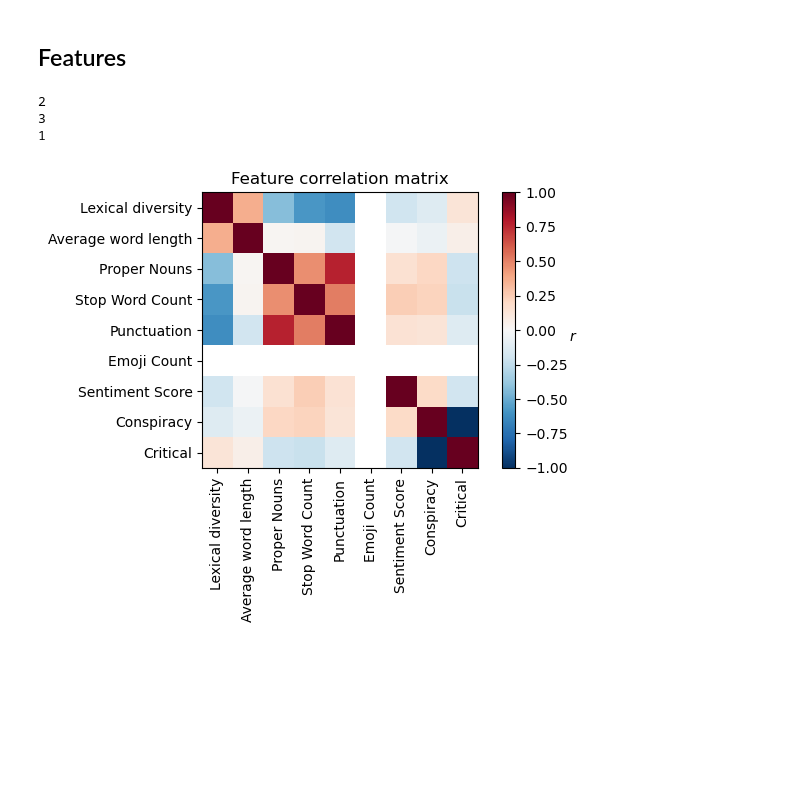
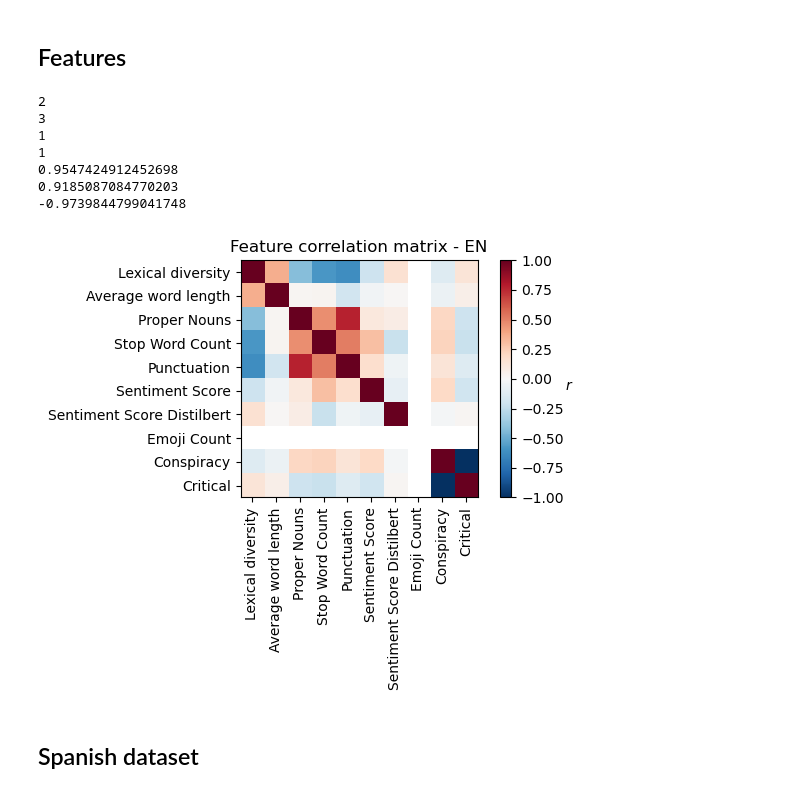
Before and after one commit to Boffl/pan-clef-2024, a Jupyter notebook: data/features.ipynb, the cells around one changed output. Drawn from its saved outputs; the diff is of its cells as text; code cells hidden in the pictures; blank space fills up the shorter version.

Commit message:
Sentiment analyis is revised & Spanish dataset is evaluated.

```diff
--- a/data/features.ipynb
+++ b/data/features.ipynb
@@ -81,7 +103,12 @@ analyzer = SentimentIntensityAnalyzer()
 def sentiment_score(text):
     scores = analyzer.polarity_scores(text)
     sentiment = 1 if scores['pos'] > 0 else 0
+    #add negation "n't" (since they are seperated, sentiment score don't detect)
+    sentiment = sentiment + text.count("n't")
     return sentiment
+
+def negation_count(text):
+    return text.count("n't")
 
 
 def stop_word_count(text):
@@ -92,33 +119,75 @@ def stop_word_count(text):
 def emoji_count(text):
     return emojis.count(text)
 
+# Sentiment Analysis with distillBert(Positive Score)
+from transformers import pipeline
+from transformers import AutoTokenizer
+tokenizer = AutoTokenizer.from_pretrained("lxyuan/distilbert-base-multilingual-cased-sentiments-student", max_length = 512, truncation = True)
+
+distilled_student_sentiment_classifier = pipeline(
+    model="lxyuan/distilbert-base-multilingual-cased-sentiments-student",
+    tokenizer = tokenizer,
+    return_all_scores=True)
+
+tokenizer_kwargs = {'truncation':True,'max_length':512}
+def sentiment_analysis_score(text):
+    results_senti = distilled_student_sentiment_classifier(text, **tokenizer_kwargs)
+    positive_score = [x['score'] for x in results_senti[0] if x['label'] == 'positive']
+    score_out = positive_score[0] if len(positive_score) == 1 else np.nan
+    return score_out
+
+##Sentiment Analysis
+#https://huggingface.co/clampert/multilingual-sentiment-covid19
+#tokenizer_kwargs = {'truncation':True,'max_length':512}
+#def sentiment_covid(text):
+#    classifier = pipeline("text-classification", "clampert/multilingual-sentiment-covid19", tokenizer=AutoTokenizer.from_pretrained("clampert/multilingual-sentiment-covid19", max_length = 512, truncation = True))
+#    cl = classifier(text)
+#    if cl[0]['label'] == 'positive':
+#        return cl[0]['score']
+#    return -cl[0]['score']
+
+
+
+
+
 print(emoji_count('hellooo.😄 🐍'))
 print(stop_word_count('an apple a day keeps the doctor away.'))
-print(sentiment_score('I am so happy !'))
+print(sentiment_score('I am so happy, omg !'))
+print(negation_count('I ain n\'t no good'))
+print(sentiment_analysis_score('I am so happy, omg !'))
+print(sentiment_covid("I am happy."))
+print(sentiment_covid("Ich bin traurig!"))
 # %% [output]
 2
 3
 1
+1
+0.9547424912452698
+0.9185087084770203
+-0.9739844799041748
 # %%
 ax = plt.axes()
-feature_names = ['Lexical diversity', 'Average word length', 'Proper Nouns', 'Stop Word Count', 'Punctuation', 'Emoji Count','Sentiment Score', 'Conspiracy', 'Critical', ]
+feature_names = ['Lexical diversity', 'Average word length', 'Proper Nouns', 'Stop Word Count', 'Punctuation','Sentiment Score', 'Sentiment Score Distilbert' , 'Emoji Count','Conspiracy', 'Critical', ]
 df['lexical_div'] = df['text'].apply(lexical_diversity)
 df['avg_word_len'] = df['text'].apply(avg_word_length)
 df['conspiracy'] = df['category'].apply(lambda x : float(x=='CONSPIRACY'))
 df['critical'] = df['category'].apply(lambda x : float(x=='CRITICAL'))
 df['proper_nouns'] = df['text'].apply(proper_nouns)
 df['punc_count'] = df['text'].apply(punc_count)
 df['sentiment_score'] = df['text'].apply(sentiment_score)
+df['sentiment_analysis_score'] = df['text'].apply(sentiment_analysis_score)
 df['stop_word_count'] = df['text'].apply(stop_word_count)
 df['emoji_count'] = df['text'].apply(emoji_count)
-im = ax.imshow(np.corrcoef(df[['lexical_div', 'avg_word_len', 'proper_nouns', 'stop_word_count','punc_count','emoji_count','sentiment_score', 'conspiracy', 'critical']].T), cmap="RdBu_r", vmin=-1, vmax=1)
+im = ax.imshow(np.corrcoef(df[['lexical_div', 'avg_word_len', 'proper_nouns', 'stop_word_count','punc_count','sentiment_score', 'sentiment_analysis_score','emoji_count', 'conspiracy', 'critical']].T), cmap="RdBu_r", vmin=-1, vmax=1)
 ax.set_xticks(list(range(len(feature_names))))
 ax.set_xticklabels(feature_names, rotation=90)
 ax.set_yticks(list(range(len(feature_names))))
 ax.set_yticklabels(list(feature_names))
 
 plt.colorbar(im).ax.set_ylabel("$r$", rotation=0)
-ax.set_title("Feature correlation matrix")
+ax.set_title("Feature correlation matrix - EN")
 plt.tight_layout()
 # %% [output]
-[figure, old version]
+[figure, new version]
+# %% [markdown]
+## Spanish dataset
```
Also changed, not shown: parts of 3 cells of this notebook.
